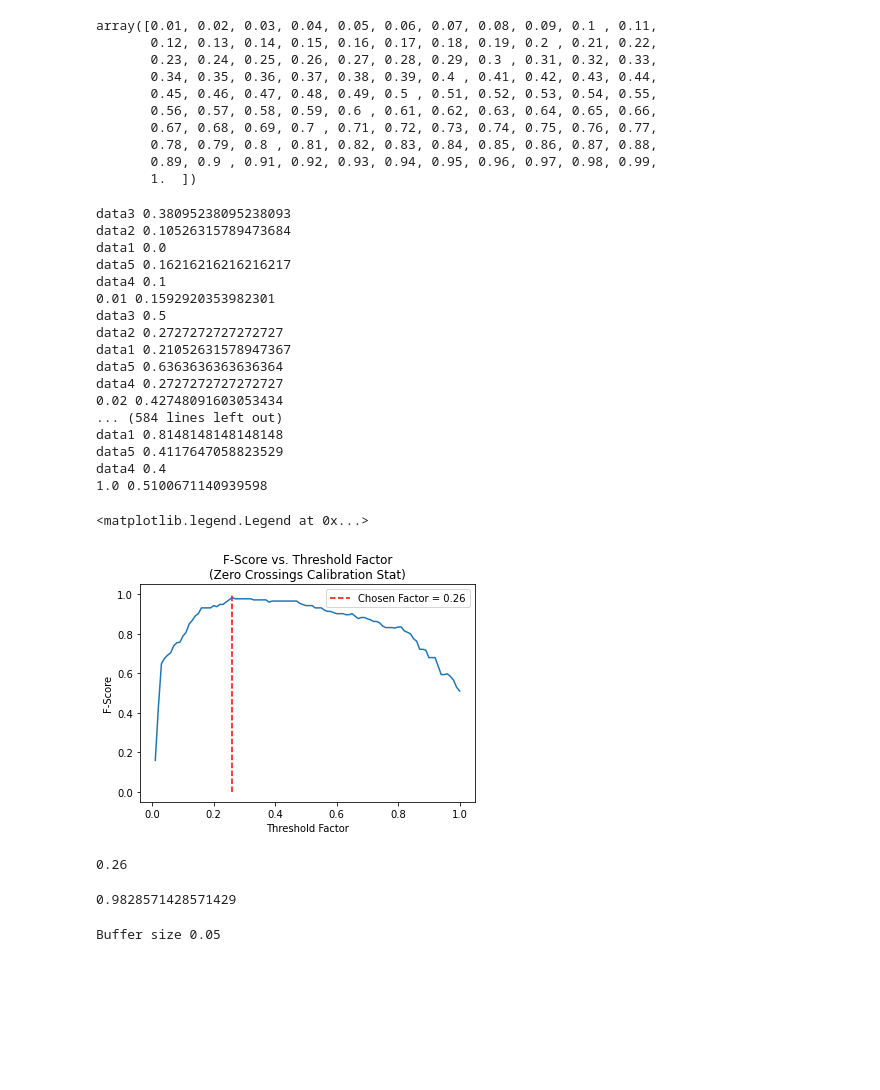
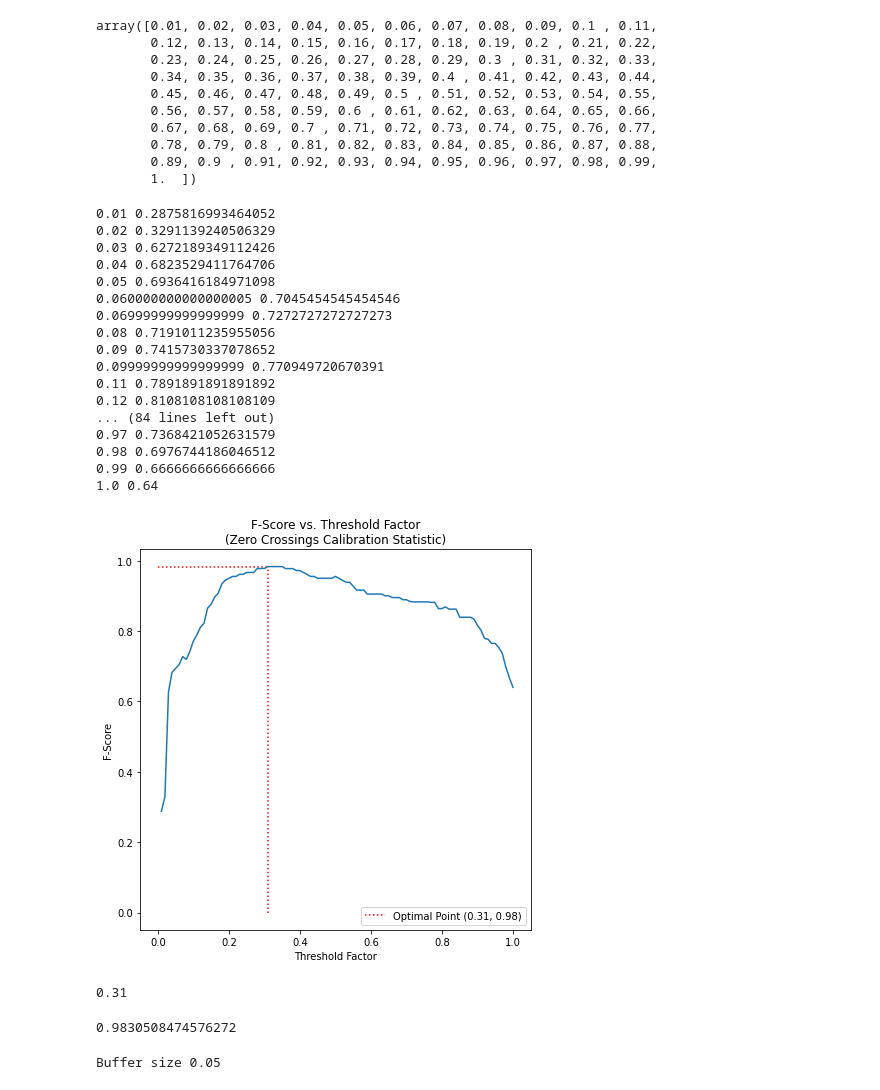
Before and after one commit to BruceWangXD/SpaceInvaders, a Jupyter notebook: Threshold Optimisation.ipynb, the cells around one changed output. Saved outputs shown, nothing was run; the diff lists cells and outputs as text; code cells hidden in the pictures; blank space fills up the shorter version.

```diff
--- a/Threshold Optimisation.ipynb
+++ b/Threshold Optimisation.ipynb
@@ -71,7 +71,7 @@ plt.plot( np.diff(filt)*100)
 # %%
 
 
-window_size = 0.45
+window_size = 0.35
 
 
 def ts_zero_crossings(x):
@@ -174,41 +174,51 @@ for st_scale in np.linspace(0.01, 1, 100):
     st_list.append(st_scale)
     f_score_list.append(fscore)
 # %% [output]
-data3 0.38095238095238093
-data2 0.10526315789473684
-data1 0.0
-data5 0.16216216216216217
-data4 0.1
-0.01 0.1592920353982301
-data3 0.5
-data2 0.2727272727272727
-data1 0.21052631578947367
-data5 0.6363636363636364
-data4 0.2727272727272727
-0.02 0.42748091603053434
-... (584 lines left out)
-data1 0.8148148148148148
-data5 0.4117647058823529
-data4 0.4
-1.0 0.5100671140939598
+0.01 0.2875816993464052
+0.02 0.3291139240506329
+0.03 0.6272189349112426
+0.04 0.6823529411764706
+0.05 0.6936416184971098
+0.060000000000000005 0.7045454545454546
+0.06999999999999999 0.7272727272727273
+0.08 0.7191011235955056
+0.09 0.7415730337078652
+0.09999999999999999 0.770949720670391
+0.11 0.7891891891891892
+0.12 0.8108108108108109
+... (84 lines left out)
+0.97 0.7368421052631579
+0.98 0.6976744186046512
+0.99 0.6666666666666666
+1.0 0.64
 # %%
+plt.figure(figsize=(7, 7))
+
 plt.plot(st_list, f_score_list)
-plt.title("F-Score vs. Threshold Factor\n(Zero Crossings Calibration Stat)")
-plt.vlines(st_list[np.argmax(f_score_list)], 0, 1, "r", "--", label=f"Chosen Factor = {st_list[np.argmax(f_score_list)]}")
+plt.title("F-Score vs. Threshold Factor\n(Zero Crossings Calibration Statistic)")
+
+opt_thresh = st_list[np.argmax(f_score_list)]
+opt_fscore = np.max(f_score_list)
+
+
+plt.vlines(opt_thresh, 0, opt_fscore, "r", ":", label=f"Optimal Point ({round(opt_thresh, 2)}, {round(opt_fscore, 2)})")
+plt.hlines(opt_fscore, 0, opt_thresh, "r", ":")
+
 plt.xlabel("Threshold Factor")
 plt.ylabel("F-Score")
-plt.legend()
+plt.legend(loc = "lower right")
+
+plt.savefig("threshold.png")
 # %% [output]
-<matplotlib.legend.Legend at 0x...>
-[figure, old version]
+[figure, new version]
 # %%
 st_list[np.argmax(f_score_list)]
 # %% [output]
-0.26
+0.31
 # %%
 np.max(f_score_list)
 # %% [output]
-0.9828571428571429
+0.9830508474576272
 # %%
 # Centre detection window
 
```
Also changed, not shown: 8 other files.
